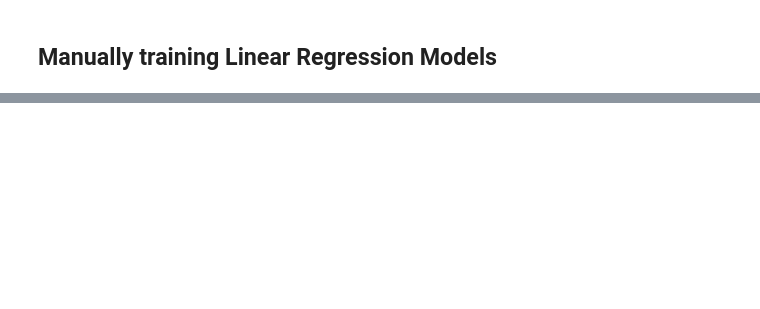
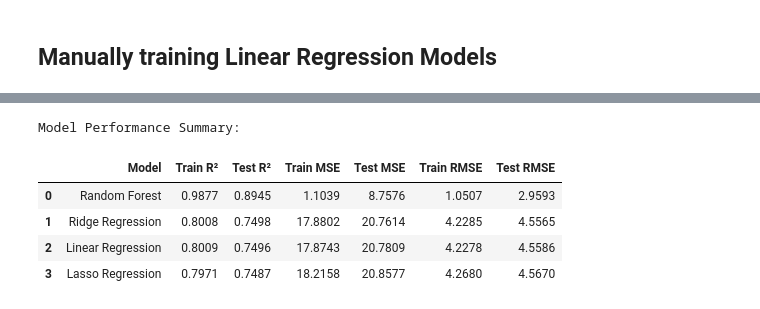
Before and after one commit to Monomil/WorldHealthOrganisation, a Jupyter notebook: EDA.ipynb, the cells around one changed output, grey strips where cells are left out. Drawn from its saved outputs; the diff is of its cells as text; code cells hidden in the pictures; blank space fills up the shorter version.

```diff
--- a/EDA.ipynb
+++ b/EDA.ipynb
@@ -362,0 +633,2 @@ display(results_df)
+# %%
+X_train_sen, X_test_sen, y_train_sen, y_test_sen = train_test_split(X_sen, y_sen, test_size = 0.2, random_state = 42)
@@ -362,0 +637,6 @@ display(results_df)
+# %%
+X_train_sen_encoded = pd.get_dummies(X_train_sen, columns=["region"], drop_first=True, dtype=int)
+
+X_test_sen_encoded = pd.get_dummies(X_test_sen, columns=["region"], drop_first=True, dtype=int)
+
+X_train_sen_encoded, X_test_sen_encoded = X_train_sen_encoded.align(X_test_sen_encoded, join="left", axis=1, fill_value=0)
@@ -362,0 +654,6 @@ display(results_df)
+# %%
+scaler_sen = StandardScaler()
+
+X_train_sen_encoded_poly_scaled = pd.DataFrame(scaler_sen.fit_transform(X_train_sen_encoded_poly), columns=X_train_sen_encoded_poly.columns, index=X_train_sen_encoded_poly.index)
+
+X_test_sen_encoded_poly_scaled = pd.DataFrame(scaler_sen.transform(X_test_sen_encoded_poly), columns=X_test_sen_encoded_poly.columns, index=X_test_sen_encoded_poly.index)
@@ -362,0 +662,5 @@ display(results_df)
+# %%
+selected_features_sen = stepwise_selection(X_train_sen_encoded_poly_scaled, y_train_sen, threshold_in=0.01, threshold_out=0.05, verbose=True)
+
+X_train_sen_final = X_train_sen_encoded_poly_scaled[selected_features_sen]
+X_test_sen_final = X_test_sen_encoded_poly_scaled[selected_features_sen]
@@ -362,0 +685,60 @@ display(results_df)
+# %%
+models_sen= {
+    "Linear Regression": LinearRegression(),
+    "Ridge Regression": RidgeCV(
+        alphas=[0.001, 0.01, 0.1, 1.0, 10.0, 100.0, 1000.0], cv=5
+    ),
+    "Lasso Regression": LassoCV(cv=5, max_iter=10000, random_state=42),
+    "Random Forest": RandomForestRegressor(n_estimators=100, random_state=42),
+}
+
+
+results_sen = []
+
+for name, model in models_sen.items():
+
+    model.fit(X_train_sen_final, y_train_sen)
+
+    # Predict on train and test
+    y_train_sen_pred = model.predict(X_train_sen_final)
+    y_test_sen_pred = model.predict(X_test_sen_final)
+
+    # Calculate metrics
+    train_r2_sen = r2_score(y_train_sen, y_train_sen_pred)
+    test_r2_sen = r2_score(y_test_sen, y_test_sen_pred)
+
+    train_mse_sen = mean_squared_error(y_train_sen, y_train_sen_pred)
+    test_mse_sen = mean_squared_error(y_test_sen, y_test_sen_pred)
+
+    train_rmse_sen = root_mean_squared_error(y_train_sen, y_train_sen_pred)
+    test_rmse_sen = root_mean_squared_error(y_test_sen, y_test_sen_pred)
+
+    # Store metrics in a dictionary
+    results_sen.append(
+        {
+            "Model": name,
+            "Train R²": round(train_r2_sen, 4),
+            "Test R²": round(test_r2_sen, 4),
+            "Train MSE": round(train_mse_sen, 4),
+            "Test MSE": round(test_mse_sen, 4),
+            "Train RMSE": round(train_rmse_sen, 4),
+            "Test RMSE": round(test_rmse_sen, 4),
+        }
+    )
+
+# 3. Convert results list into a comparison DataFrame
+results_df_sensitive = pd.DataFrame(results_sen)
+
+# Sort by Test RMSE (lowest/best first)
+results_df_sensitive = results_df_sensitive.sort_values(by="Test RMSE").reset_index(drop=True)
+
+# Display the summary table
+print("Model Performance Summary:\n")
+display(results_df_sensitive)
+# %% [output]
+Model Performance Summary:
+|  | Model | Train R² | Test R² | Train MSE | Test MSE | Train RMSE | Test RMSE |
+| 0 | Random Forest | 0.9877 | 0.8945 | 1.1039 | 8.7576 | 1.0507 | 2.9593 |
+| 1 | Ridge Regression | 0.8008 | 0.7498 | 17.8802 | 20.7614 | 4.2285 | 4.5565 |
+| 2 | Linear Regression | 0.8009 | 0.7496 | 17.8743 | 20.7809 | 4.2278 | 4.5586 |
+| 3 | Lasso Regression | 0.7971 | 0.7487 | 18.2158 | 20.8577 | 4.2680 | 4.5670 |
```
Also changed, not shown: parts of 47 cells of this notebook, 2 other files.
